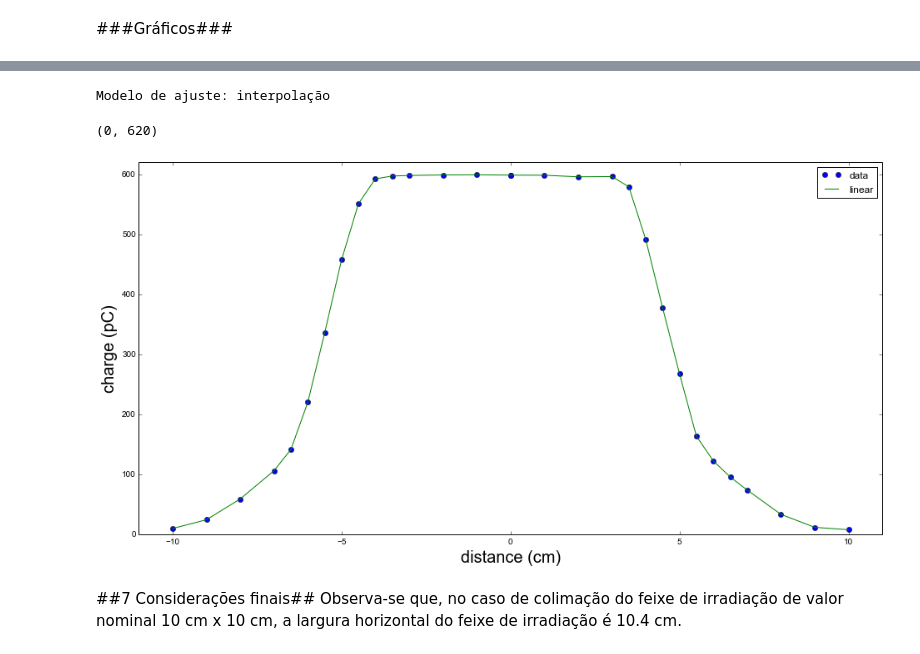
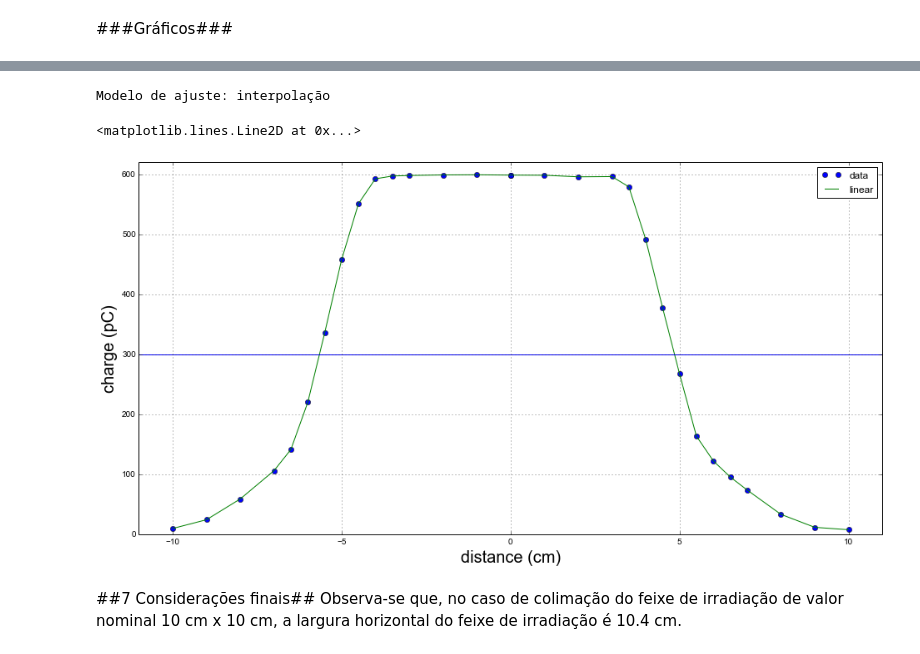
Before and after one commit to minmaxminmax/lmri-exercises, a Jupyter notebook: 5.ipynb, the cells around one changed output, grey strips where cells are left out. Drawn from its saved outputs; the diff is of its cells as text; code cells hidden in the pictures.

```diff
--- a/5.ipynb
+++ b/5.ipynb
@@ -454,31 +456,30 @@ with mpl.rc_context(rc={'font.family':'sans-serif', 'font.weight':'normal', 'fon
 # %%
 # curve fitting
 %matplotlib inline
 
 print("Modelo de ajuste: interpolação")
 #display(HTML('Modelo de ajuste :  <a href="http://docs.scipy.org/doc/scipy-0.14.0/reference/tutorial/interpolate.html">b-spline</a>'))
 print('\n')
 
 distances, m = zip(*sorted(zip(distances, m)))
 
 x= distances
 y= m
 f = interp1d(x, y)
 
-#g=f-300
-#print brentq(g, -5, 5)
-
 plt.figure(figsize=(16, 8))
 plt.plot(distances, m,'o', distances, f(distances),'-')
 plt.legend(['data', 'linear'], loc='best')
 plt.xlabel('distance (cm)', fontsize=20)
 plt.ylabel('charge (pC)', fontsize=20)
 plt.xlim([-11, 11])
 plt.ylim([0, 620])
+plt.grid(b=1)
+plt.axhline(y=300, xmin=-11, xmax=11, hold=None)
 # %% [output]
 Modelo de ajuste: interpolação
-(0, 620)
+<matplotlib.lines.Line2D at 0x...>
-[figure, old version]
+[figure, new version]
 # %% [markdown]
 ##7 Considerações finais##
 Observa-se que, no caso de colimação do feixe de irradiação de valor nominal 10 cm x 10 cm, a largura horizontal do feixe de irradiação é 10.4 cm.
```
Also changed, not shown: parts of 2 cells of this notebook.
